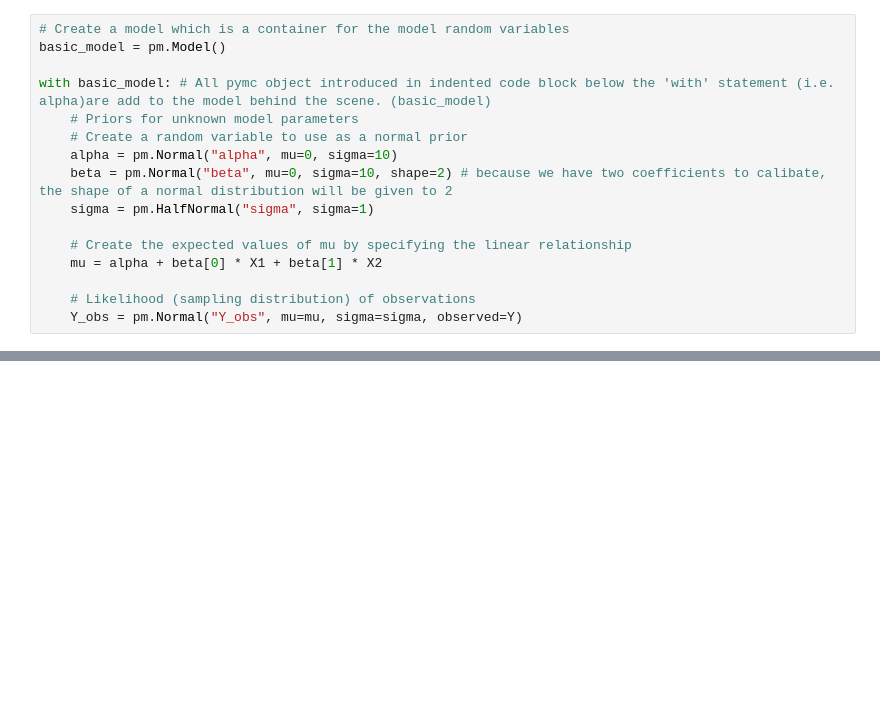
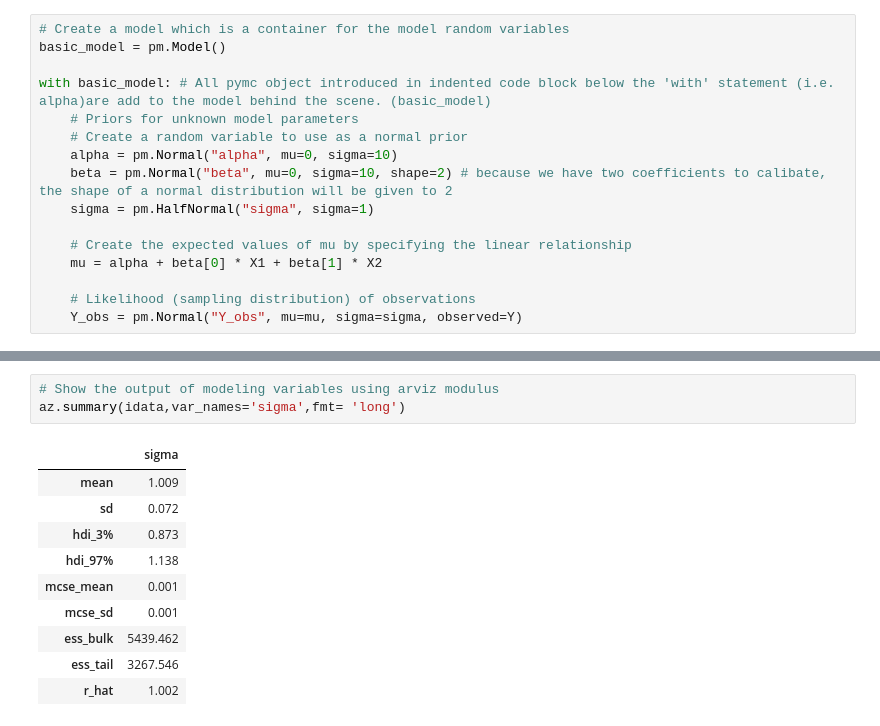
Before and after one commit to WenyuChiou/BI_practice, a Jupyter notebook: pymc modul for linear.ipynb, the cells around one changed output, grey strips where cells are left out. Cells and saved outputs as stored; diff of their text form; blank space fills up the shorter version.

```diff
--- a/pymc modul for linear.ipynb
+++ b/pymc modul for linear.ipynb
@@ -117,0 +95,14 @@ Sampling 4 chains for 1_000 tune and 5_000 draw iterations (4_000 + 20_000 draws
+# %%
+# Show the output of modeling variables using arviz modulus
+az.summary(idata,var_names='sigma',fmt= 'long')
+# %% [output]
+|  | sigma |
+| mean | 1.009 |
+| sd | 0.072 |
+| hdi_3% | 0.873 |
+| hdi_97% | 1.138 |
+| mcse_mean | 0.001 |
+| mcse_sd | 0.001 |
+| ess_bulk | 5439.462 |
+| ess_tail | 3267.546 |
+| r_hat | 1.002 |
```
Also changed, not shown: parts of 8 cells of this notebook.
